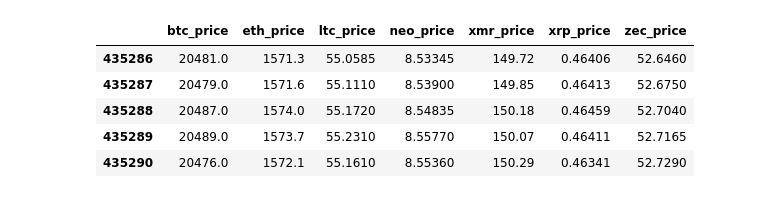
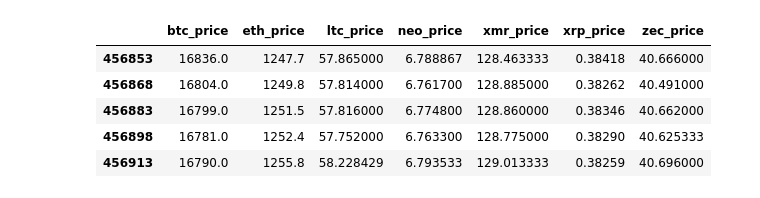
Before and after one commit to BabyChouSr/crypto-pairs-trading, a Jupyter notebook: detect_cointegrated_pairs.ipynb, the cells around one changed output. Cells and saved outputs as stored; diff of their text form; code cells hidden in the pictures.

```diff
--- a/detect_cointegrated_pairs.ipynb
+++ b/detect_cointegrated_pairs.ipynb
@@ -6,3 +6,13 @@ import matplotlib.pyplot as plt
 import numpy as np
 # %%
 SIZE = 1000
+# %%
+# Read in the data file
+df = pd.read_csv("all_prices.csv", parse_dates = ["time"])
+start_date = '2022-01-01'  # extract the date from filename here
+end_date = '2022-12-01'
+
+# Get every row from the start date to the end data in 15 minute intervals
+df = df[(df['time'] > start_date) & (df['time'] < end_date)]
+df = df[df['time'].dt.minute % 15 == 0]
+df.head()
@@ -8,0 +26,3 @@ SIZE = 1000
+# %%
+df = df.tail(SIZE)
+df.head()
@@ -9,14 +36,11 @@ SIZE = 1000
 # %%
-# Read in the data file
-df = pd.read_csv("all_prices.csv", parse_dates = ["time"])
-df = df[(df['time'] > '2022-11-01') & (df['time'] < '2022-12-01')]
 prices_df = df.drop("time", axis = 1)
 prices_df.dropna(axis = 1, inplace = True)
 prices_df.head()
 # %% [output]
 |  | btc_price | eth_price | ltc_price | neo_price | xmr_price | xrp_price | zec_price |
-| 435286 | 20481.0 | 1571.3 | 55.0585 | 8.53345 | 149.72 | 0.46406 | 52.6460 |
-| 435287 | 20479.0 | 1571.6 | 55.1110 | 8.53900 | 149.85 | 0.46413 | 52.6750 |
-| 435288 | 20487.0 | 1574.0 | 55.1720 | 8.54835 | 150.18 | 0.46459 | 52.7040 |
-| 435289 | 20489.0 | 1573.7 | 55.2310 | 8.55770 | 150.07 | 0.46411 | 52.7165 |
-| 435290 | 20476.0 | 1572.1 | 55.1610 | 8.55360 | 150.29 | 0.46341 | 52.7290 |
+| 456853 | 16836.0 | 1247.7 | 57.865000 | 6.788867 | 128.463333 | 0.38418 | 40.666000 |
+| 456868 | 16804.0 | 1249.8 | 57.814000 | 6.761700 | 128.885000 | 0.38262 | 40.491000 |
+| 456883 | 16799.0 | 1251.5 | 57.816000 | 6.774800 | 128.860000 | 0.38346 | 40.662000 |
+| 456898 | 16781.0 | 1252.4 | 57.752000 | 6.763300 | 128.775000 | 0.38290 | 40.625333 |
+| 456913 | 16790.0 | 1255.8 | 58.228429 | 6.793533 | 129.013333 | 0.38259 | 40.696000 |
```
Also changed, not shown: parts of 5 cells of this notebook.
